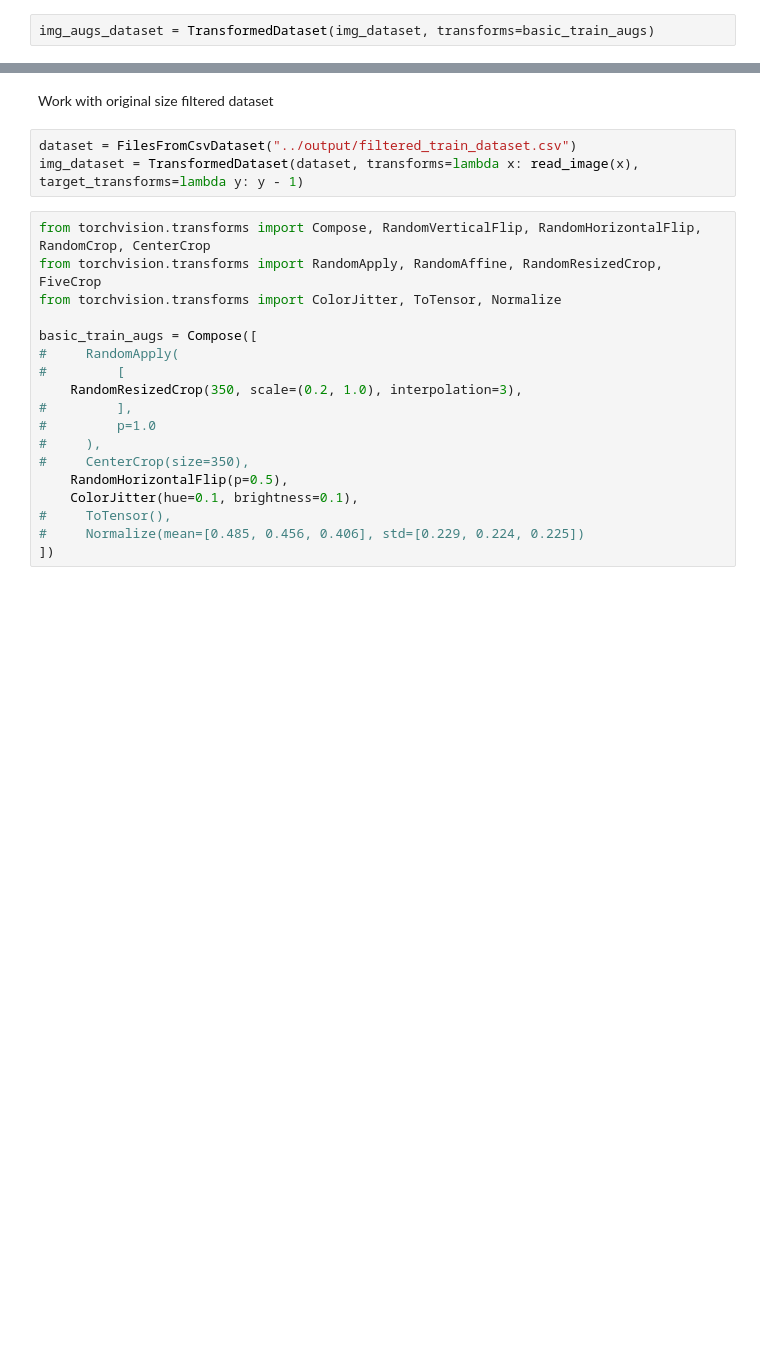
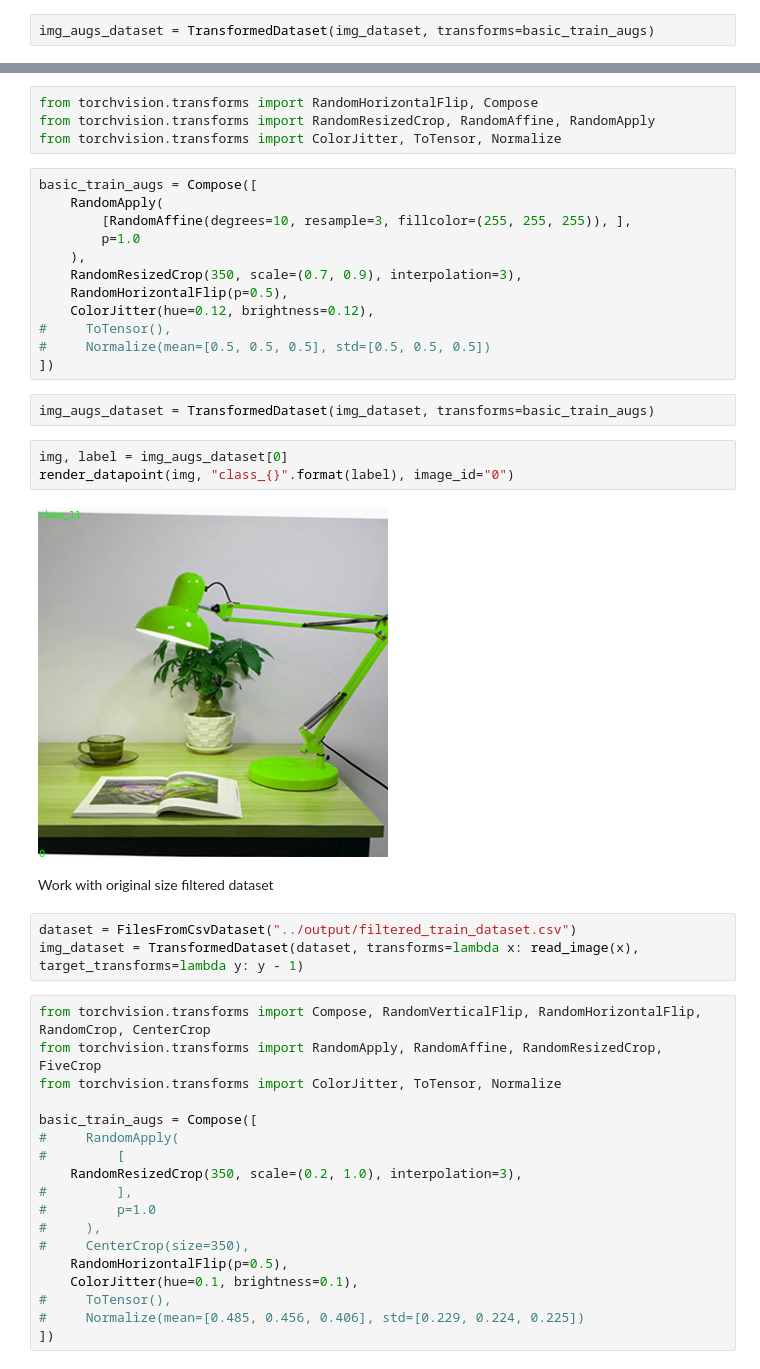
Before and after one commit to vfdev-5/ignite-examples, a Jupyter notebook: classification/imaterialist_challenge_furniture_2018/notebooks/check_dataflow.ipynb, the cells around one changed output, grey strips where cells are left out. Saved outputs shown, nothing was run; the diff lists cells and outputs as text; blank space fills up the shorter version.

```diff
--- a/classification/imaterialist_challenge_furniture_2018/notebooks/check_dataflow.ipynb
+++ b/classification/imaterialist_challenge_furniture_2018/notebooks/check_dataflow.ipynb
@@ -49,3 +49,26 @@ render_datapoint(img, "class_{}".format(label), image_id="0")
+# %%
+from torchvision.transforms import RandomHorizontalFlip, Compose
+from torchvision.transforms import RandomResizedCrop, RandomAffine, RandomApply
+from torchvision.transforms import ColorJitter, ToTensor, Normalize
+# %%
+basic_train_augs = Compose([
+    RandomApply(
+        [RandomAffine(degrees=10, resample=3, fillcolor=(255, 255, 255)), ],
+        p=1.0
+    ),
+    RandomResizedCrop(350, scale=(0.7, 0.9), interpolation=3),
+    RandomHorizontalFlip(p=0.5),
+    ColorJitter(hue=0.12, brightness=0.12),
+#     ToTensor(),
+#     Normalize(mean=[0.5, 0.5, 0.5], std=[0.5, 0.5, 0.5])
+])
+# %%
+img_augs_dataset = TransformedDataset(img_dataset, transforms=basic_train_augs)
+# %%
+img, label = img_augs_dataset[0]
+render_datapoint(img, "class_{}".format(label), image_id="0")
+# %% [output]
+[figure, added]
 # %% [markdown]
 Work with original size filtered dataset
 # %%
```
Also changed, not shown: parts of 5 cells of this notebook, 27 other files.
